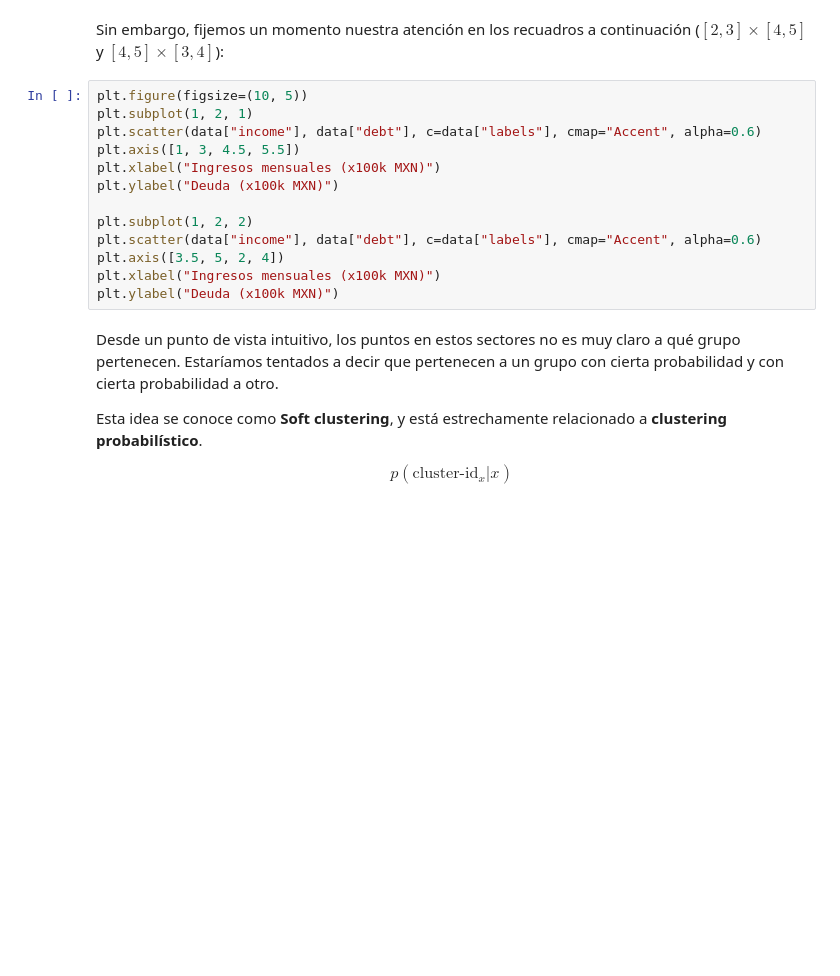
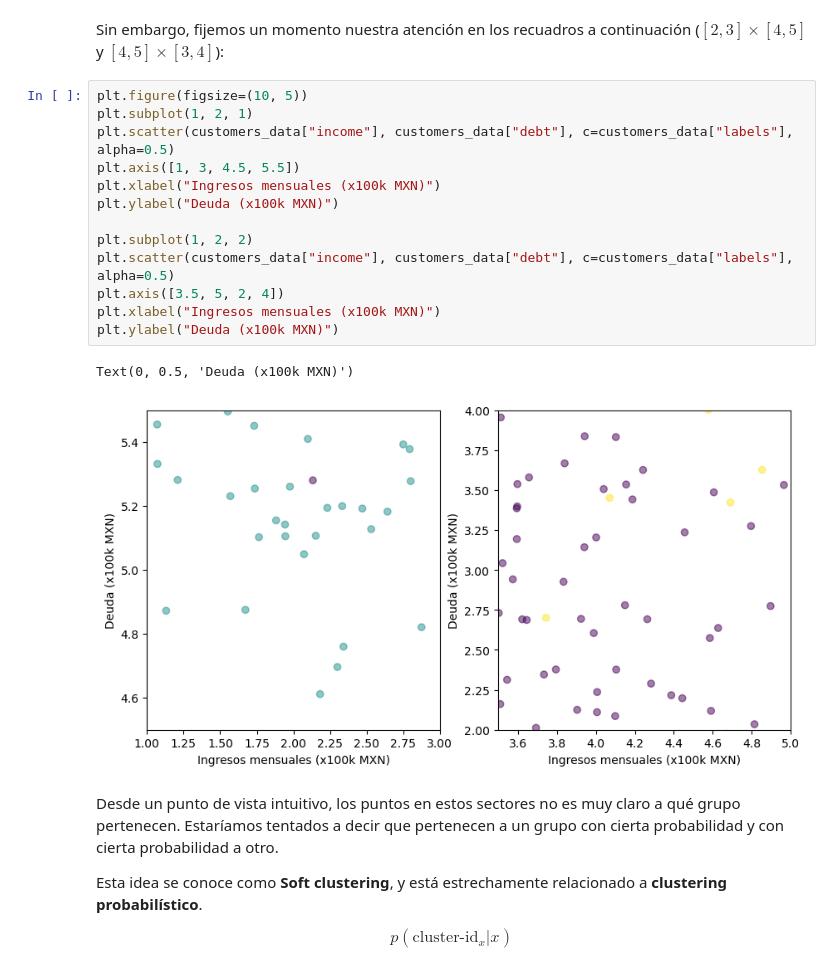
Before and after one commit to esjimenezro/meb2025, a Jupyter notebook: modulo_adicional/tema1/1_variables_latentes_k_means.ipynb, the cells around one changed output. Drawn from its saved outputs; the diff is of its cells as text; blank space fills up the shorter version.

```diff
--- a/modulo_adicional/tema1/1_variables_latentes_k_means.ipynb
+++ b/modulo_adicional/tema1/1_variables_latentes_k_means.ipynb
@@ -109,16 +143,19 @@ Sin embargo, fijemos un momento nuestra atención en los recuadros a continuaci
 # %%
 plt.figure(figsize=(10, 5))
 plt.subplot(1, 2, 1)
-plt.scatter(data["income"], data["debt"], c=data["labels"], cmap="Accent", alpha=0.6)
+plt.scatter(customers_data["income"], customers_data["debt"], c=customers_data["labels"], alpha=0.5)
 plt.axis([1, 3, 4.5, 5.5])
 plt.xlabel("Ingresos mensuales (x100k MXN)")
 plt.ylabel("Deuda (x100k MXN)")
 
 plt.subplot(1, 2, 2)
-plt.scatter(data["income"], data["debt"], c=data["labels"], cmap="Accent", alpha=0.6)
+plt.scatter(customers_data["income"], customers_data["debt"], c=customers_data["labels"], alpha=0.5)
 plt.axis([3.5, 5, 2, 4])
 plt.xlabel("Ingresos mensuales (x100k MXN)")
 plt.ylabel("Deuda (x100k MXN)")
+# %% [output]
+Text(0, 0.5, 'Deuda (x100k MXN)')
+[figure, added]
 # %% [markdown]
 Desde un punto de vista intuitivo, los puntos en estos sectores no es muy claro a qué grupo pertenecen. Estaríamos tentados a decir que pertenecen a un grupo con cierta probabilidad y con cierta probabilidad a otro.
 
```
Also changed, not shown: parts of 37 cells of this notebook.
